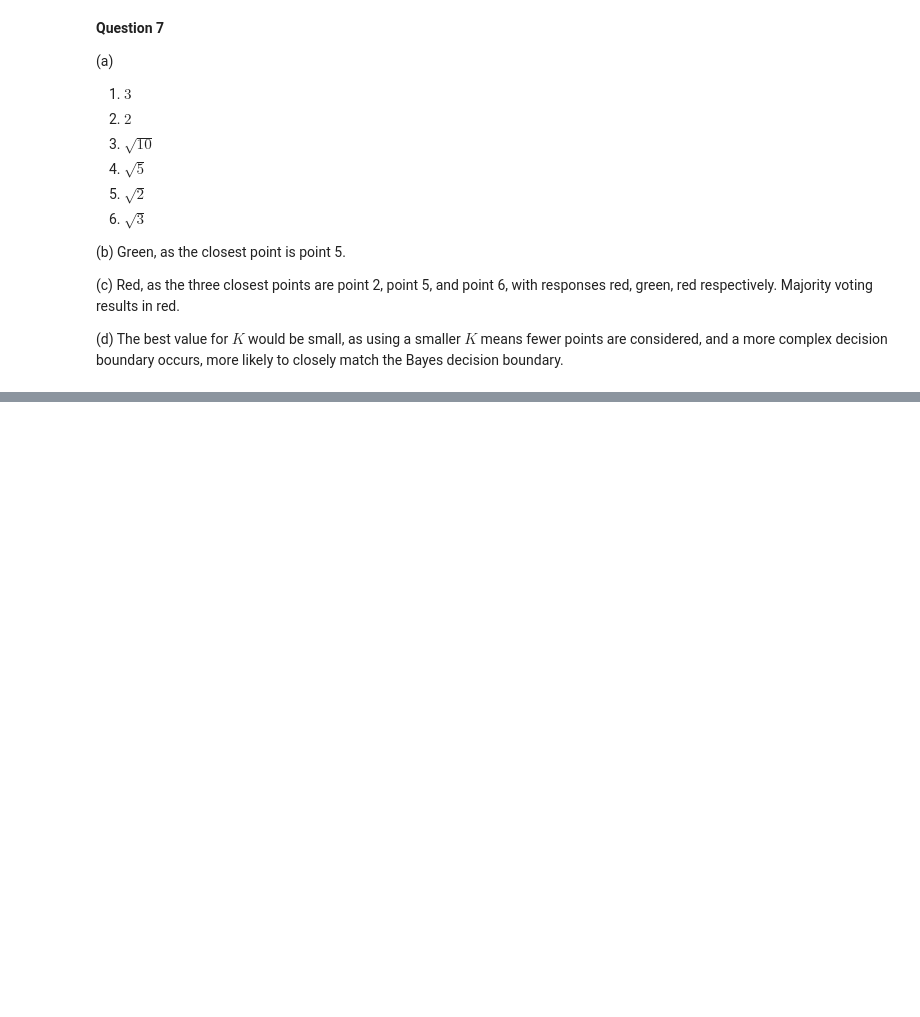
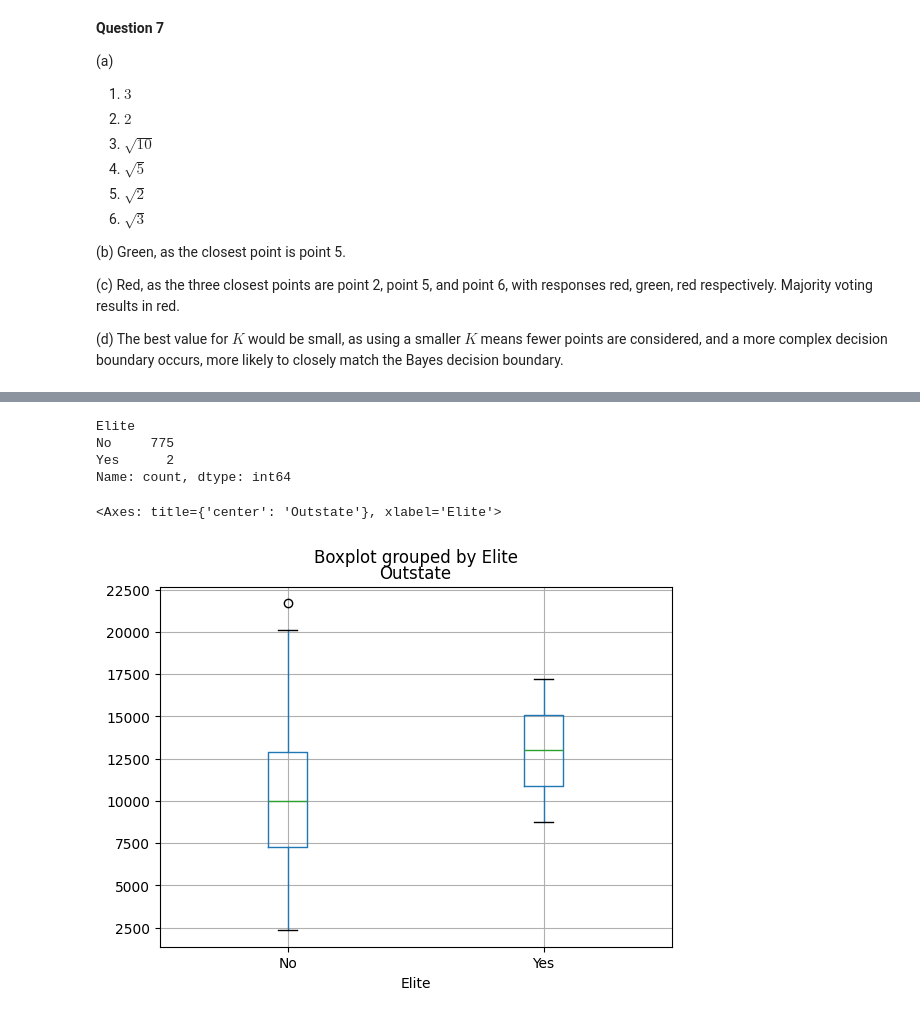
Before and after one commit to NedStickler/islp, a Jupyter notebook: src/chapter_2.ipynb, the cells around one changed output, grey strips where cells are left out. Drawn from its saved outputs; the diff is of its cells as text; code cells hidden in the pictures; blank space fills up the shorter version.

```diff
--- a/src/chapter_2.ipynb
+++ b/src/chapter_2.ipynb
@@ -1051,0 +1134,12 @@ Parametric approaches make assumptions about the functional form of the data dis
+# %%
+elite_percentage = college["Top10perc"] / college["Enroll"]
+college["Elite"] = pd.cut(elite_percentage, [0, 0.5, 1], labels=["No", "Yes"])
+print(college["Elite"].value_counts())
+college.boxplot("Outstate", "Elite")
+# %% [output]
+Elite
+No     775
+Yes      2
+Name: count, dtype: int64
+<Axes: title={'center': 'Outstate'}, xlabel='Elite'>
+[figure, added]
```
Also changed, not shown: parts of 14 cells of this notebook.
